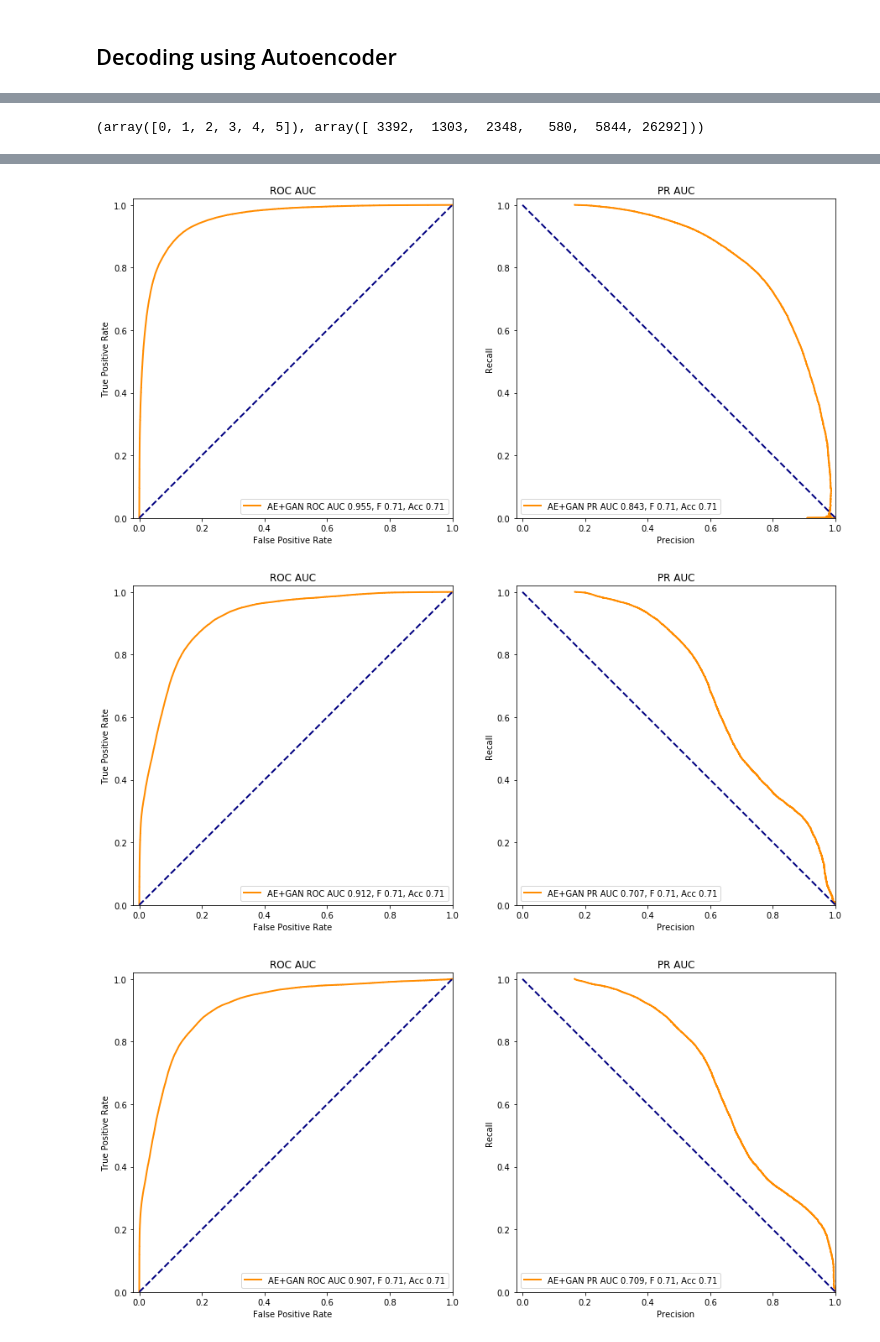
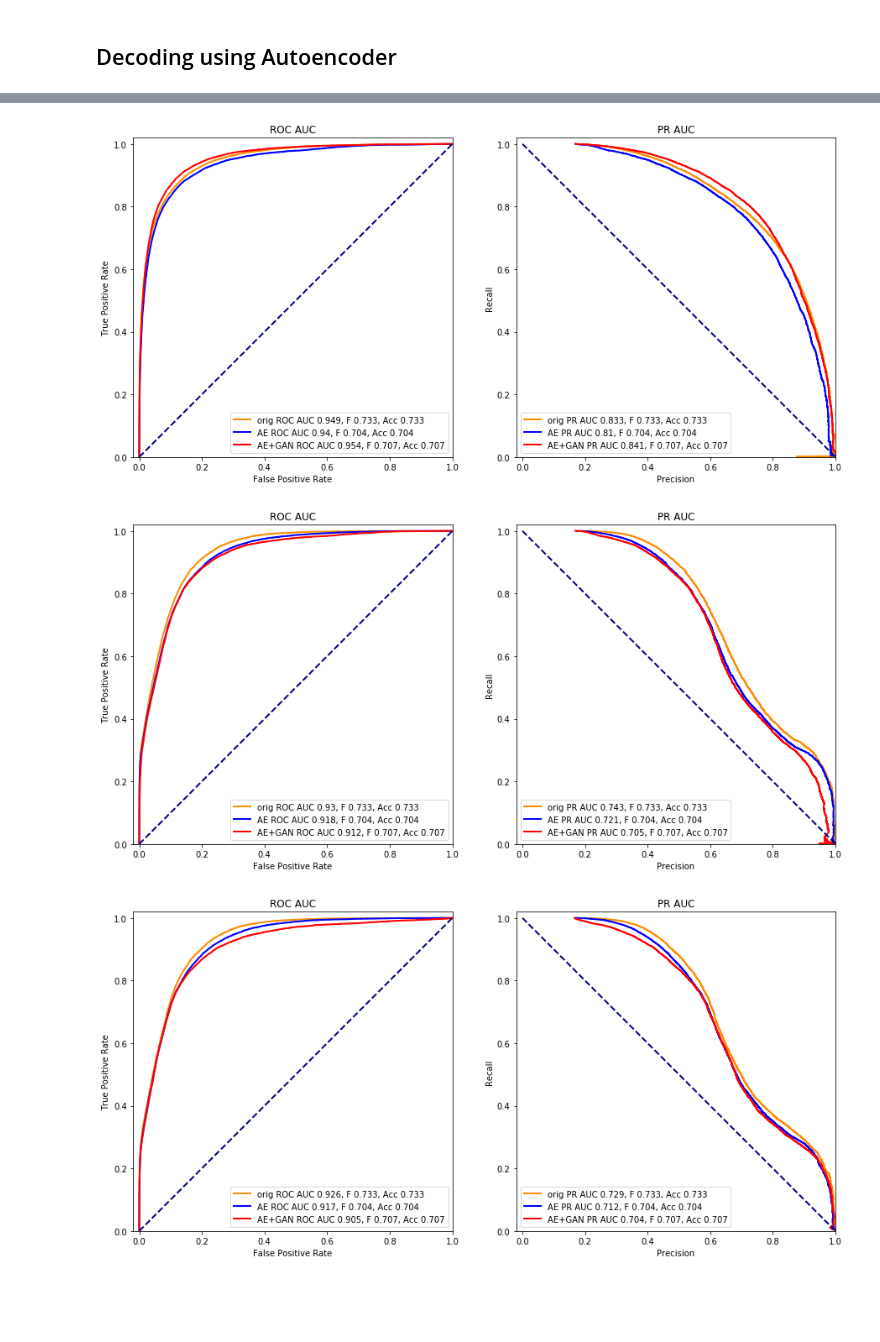
Before and after one commit to weissercn/LHCb_PID_Compression, a Jupyter notebook: exp_old/GAN_Kramer_apart_XGB-old.ipynb, the cells around one changed output, grey strips where cells are left out. Saved outputs shown, nothing was run; the diff lists cells and outputs as text; code cells hidden in the pictures; blank space fills up the shorter version.

```diff
--- a/exp_old/GAN_Kramer_apart_XGB-old.ipynb
+++ b/exp_old/GAN_Kramer_apart_XGB-old.ipynb
@@ -239,0 +200,3 @@ Y = y_
+# %%
+X_test_orig = xgb_test.drop(["Unnamed: 0", "pid"], axis=1)[vars_list_input].values
+Y_test_orig = xgb_test["pid"].values
@@ -239,0 +205,4 @@ Y = y_
+# %%
+X_test_ae = pd.read_csv('./data/ae_test_pid_{}_old.csv'.format(3))
+Y_test_ae = X_test_ae["pid"].values
+X_test_ae = X_test_ae[vars_list_input].values
@@ -239,0 +217,4 @@ Y = y_
+# %%
+clf_name = "XGBoost_old_{}".format(9)
+clf = xgb.XGBClassifier(nthread=-1, seed=111)
+clf = joblib.load(os.path.join('./xgboost', clf_name) + ".pkl")
@@ -262,4 +238,0 @@ array(['a', 'b', 'c', 'd', 'e', 'f'], dtype=object)
-# %%
-clf_name = "XGBoost_old_{}".format(9)
-clf = xgb.XGBClassifier(nthread=-1, seed=111)
-clf = joblib.load(os.path.join('./LHCb_PID_Compression/xgboost', clf_name) + ".pkl")
@@ -286,12 +239,16 @@ np.unique(clf.predict(X[39759*4:39759*5]), return_counts=True)
-# %%
-np.unique(clf.predict(X[39759*5:39759*6]), return_counts=True)
-# %% [output]
-(array([0, 1, 2, 3, 4, 5]), array([ 3392,  1303,  2348,   580,  5844, 26292]))
 # %%
 from tqdm import tqdm
-for encoding_dim in tqdm(["AE+GAN"]):
-    y_proba = clf.predict_proba(X)
-    y = Y
+for encoding_dim in tqdm(["orig", "AE", "AE+GAN"]):
+    if encoding_dim == "orig":
+        y_proba = clf.predict_proba(X_test_orig)
+        y = Y_test_orig
+    elif encoding_dim == "AE":
+        y_proba = clf.predict_proba(X_test_ae)
+        y = Y_test_ae
+    else:
+        y_proba = clf.predict_proba(X)
+        y = Y
+
     y_bin = label_binarize(y, classes=np.unique(y))
     y_pred = np.argmax(y_proba, axis=1)
 
@@ -331,13 +288,13 @@ for encoding_dim in tqdm(["AE+GAN"]):
 
     # Plot
     display.clear_output(wait=True)
-    plot_metrics(metrics_dict, pid_label='micro', xlim=(-0.02, 1), ylim=(0, 1.02))
-    plot_metrics(metrics_dict, pid_label='0', xlim=(-0.02, 1), ylim=(0, 1.02))
-    plot_metrics(metrics_dict, pid_label='1', xlim=(-0.02, 1), ylim=(0, 1.02))
-    plot_metrics(metrics_dict, pid_label='2', xlim=(-0.02, 1), ylim=(0, 1.02))
-    plot_metrics(metrics_dict, pid_label='3', xlim=(-0.02, 1), ylim=(0, 1.02))
-    plot_metrics(metrics_dict, pid_label='4', xlim=(-0.02, 1), ylim=(0, 1.02))
-    plot_metrics(metrics_dict, pid_label='5', xlim=(-0.02, 1), ylim=(0, 1.02))
+    plot_metrics(metrics_dict, pid_label='micro', xlim=(-0.02, 1), ylim=(0, 1.02), save_path=os.path.join(path_to_metrics, metrics_dir_name))
+    plot_metrics(metrics_dict, pid_label='0', xlim=(-0.02, 1), ylim=(0, 1.02), save_path=os.path.join(path_to_metrics, metrics_dir_name))
+    plot_metrics(metrics_dict, pid_label='1', xlim=(-0.02, 1), ylim=(0, 1.02), save_path=os.path.join(path_to_metrics, metrics_dir_name))
+    plot_metrics(metrics_dict, pid_label='2', xlim=(-0.02, 1), ylim=(0, 1.02), save_path=os.path.join(path_to_metrics, metrics_dir_name))
+    plot_metrics(metrics_dict, pid_label='3', xlim=(-0.02, 1), ylim=(0, 1.02), save_path=os.path.join(path_to_metrics, metrics_dir_name))
+    plot_metrics(metrics_dict, pid_label='4', xlim=(-0.02, 1), ylim=(0, 1.02), save_path=os.path.join(path_to_metrics, metrics_dir_name))
+    plot_metrics(metrics_dict, pid_label='5', xlim=(-0.02, 1), ylim=(0, 1.02), save_path=os.path.join(path_to_metrics, metrics_dir_name))
 #     plot_metrics(metrics_dict, pid_label='micro', xlim=(-0.02, 1), ylim=(0.8, 1.02))
 #     plot_metrics(metrics_dict, pid_label='micro', xlim=(-0.02, 1), ylim=(0.9, 1.02))
 # %% [output]
@@ -348,3 +305,3 @@ for encoding_dim in tqdm(["AE+GAN"]):
-[figure, old version]
+[figure, new version]
-[figure, old version]
+[figure, new version]
-[figure, old version]
+[figure, new version]
```
Also changed, not shown: parts of 34 cells of this notebook, 23 other files.
